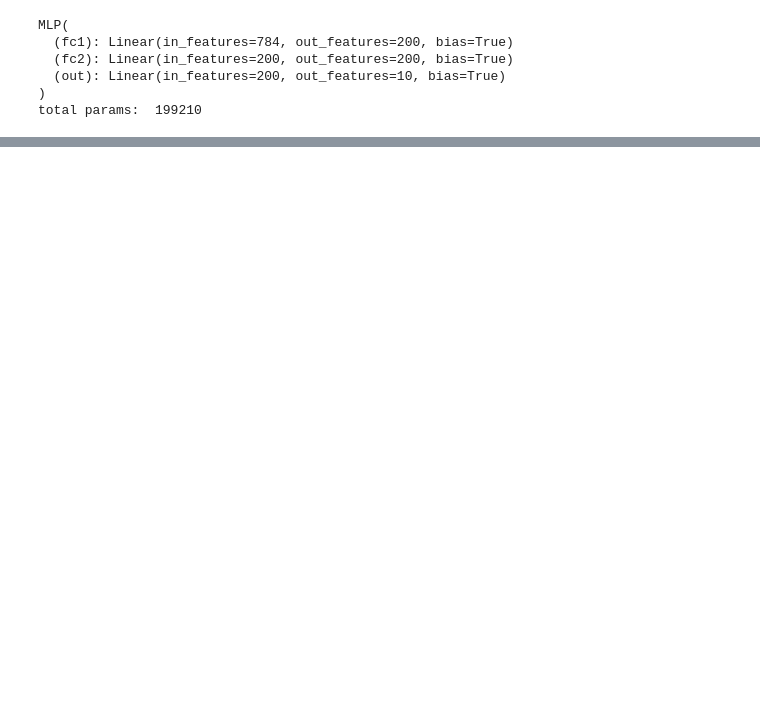
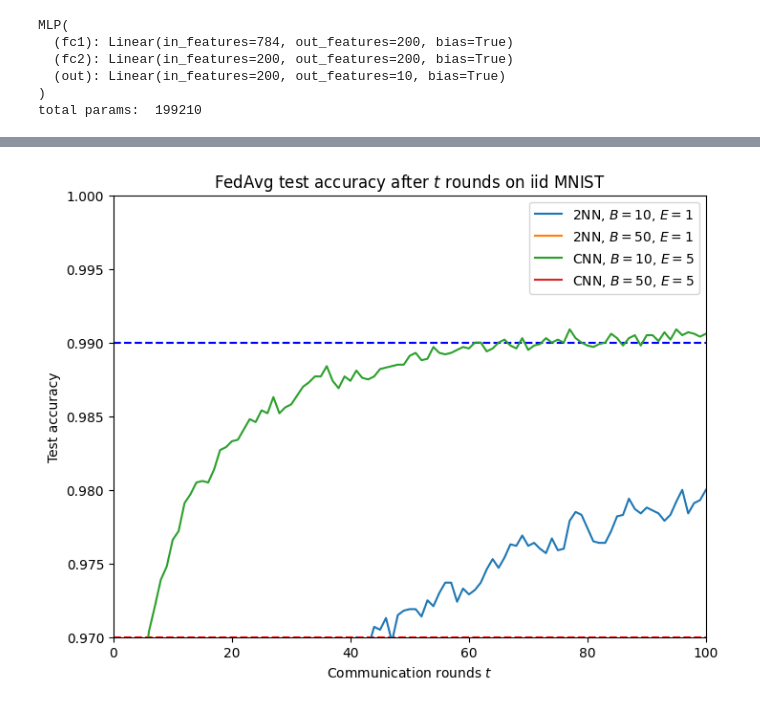
Before and after one commit to sangjun315/FedAvg-Pytorch, a Jupyter notebook: Fed_Avg.ipynb, the cells around one changed output, grey strips where cells are left out. Saved outputs shown, nothing was run; the diff lists cells and outputs as text; code cells hidden in the pictures; blank space fills up the shorter version.

```diff
--- a/Fed_Avg.ipynb
+++ b/Fed_Avg.ipynb
@@ -468,34 +544,36 @@ import matplotlib.pyplot as plt
 # acc-> accuracy mlp/cnn iid/non idd all vector fecthed and ploted
 # %%
 acc_mlp_iid_m10 = np.load('/content/drive/MyDrive/FedAvg-Pytorch-main/models_fedavg/acc_mlp_iid_m10.npy')
-acc_mlp_iid_m50 = np.load('/content/drive/MyDrive/FedAvg-Pytorch-main/models_fedavg/acc_mlp_iid_m50.npy')
-acc_cnn_iid_m10 = np.load('/content/drive/MyDrive/FedAvg-Pytorch-main/models_fedavg/acc_cnn_iid_m10.npy')
-acc_cnn_iid_m50 = np.load('/content/drive/MyDrive/FedAvg-Pytorch-main/models_fedavg/acc_cnn_iid_m50.npy')
+acc_mlp_iid_b50 = np.load('./acc_mlp_iid_b50.npy')
+acc_cnn_iid_m10 = np.load('./acc_cnn_iid_m10.npy')
+acc_cnn_iid_b50 = np.load('./acc_cnn_iid_b50_m10.npy')
 # %%
 #non iid
 acc_mlp_noniid_m10 = np.load('/content/drive/MyDrive/FedAvg-Pytorch-main/models_fedavg/acc_mlp_noniid_m10.npy')
-acc_mlp_noniid_m50 = np.load('/content/drive/MyDrive/FedAvg-Pytorch-main/models_fedavg/acc_mlp_noniid_m50.npy')
-acc_cnn_noniid_m10 = np.load('/content/drive/MyDrive/FedAvg-Pytorch-main/models_fedavg/acc_cnn_noniid_m10.npy')
-acc_cnn_noniid_m50 = np.load('/content/drive/MyDrive/FedAvg-Pytorch-main/models_fedavg/acc_cnn_noniid_m50.npy')
+acc_mlp_noniid_b50 = np.load('./acc_mlp_noniid_b50_m10.npy')
+acc_cnn_noniid_m10 = np.load('./acc_cnn_noniid_m10.npy')
+acc_cnn_noniid_b50 = np.load('./acc_cnn_noniid_b50_m10.npy')
 # %%
 x = np.arange(1,101)
 plt.figure(figsize=(8,6))
 plt.title("FedAvg test accuracy after $t$ rounds on iid MNIST")
 plt.xlabel("Communication rounds $t$")
 plt.ylabel("Test accuracy")
-plt.axis([0, 100, 0.9, 1])
+plt.axis([0, 100, 0.97, 1])
 plt.axhline(y=0.97, color='r', linestyle='dashed')
 plt.axhline(y=0.99, color='b', linestyle='dashed')
 
-plt.plot(x, acc_mlp_iid_m10, label='2NN, $m=10$, $E=1$')
-plt.plot(x, acc_mlp_iid_m50, label='2NN, $m=50$, $E=1$')
-plt.plot(x, acc_cnn_iid_m10, label='CNN, $m=10$, $E=5$')
-plt.plot(x, acc_cnn_iid_m50, label='CNN, $m=10$, $E=5$')
+plt.plot(x, acc_mlp_iid_m10, label='2NN, $B=10$, $E=1$')
+plt.plot(x, acc_mlp_noniid_b50[:100], label='2NN, $B=50$, $E=1$')
+plt.plot(x, acc_cnn_iid_m10, label='CNN, $B=10$, $E=5$')
+plt.plot(x, acc_cnn_noniid_b50, label='CNN, $B=50$, $E=5$')
 #plt.plot(np.arange(1,52), acc_cnn_iid_m50, label='CNN, $m=50$, $E=5$')
 
 plt.legend()
 
 plt.show()
+# %% [output]
+[figure, added]
 # %%
 x = np.arange(1,301)
 plt.figure(figsize=(8,6))
```
Also changed, not shown: parts of 13 cells of this notebook.
